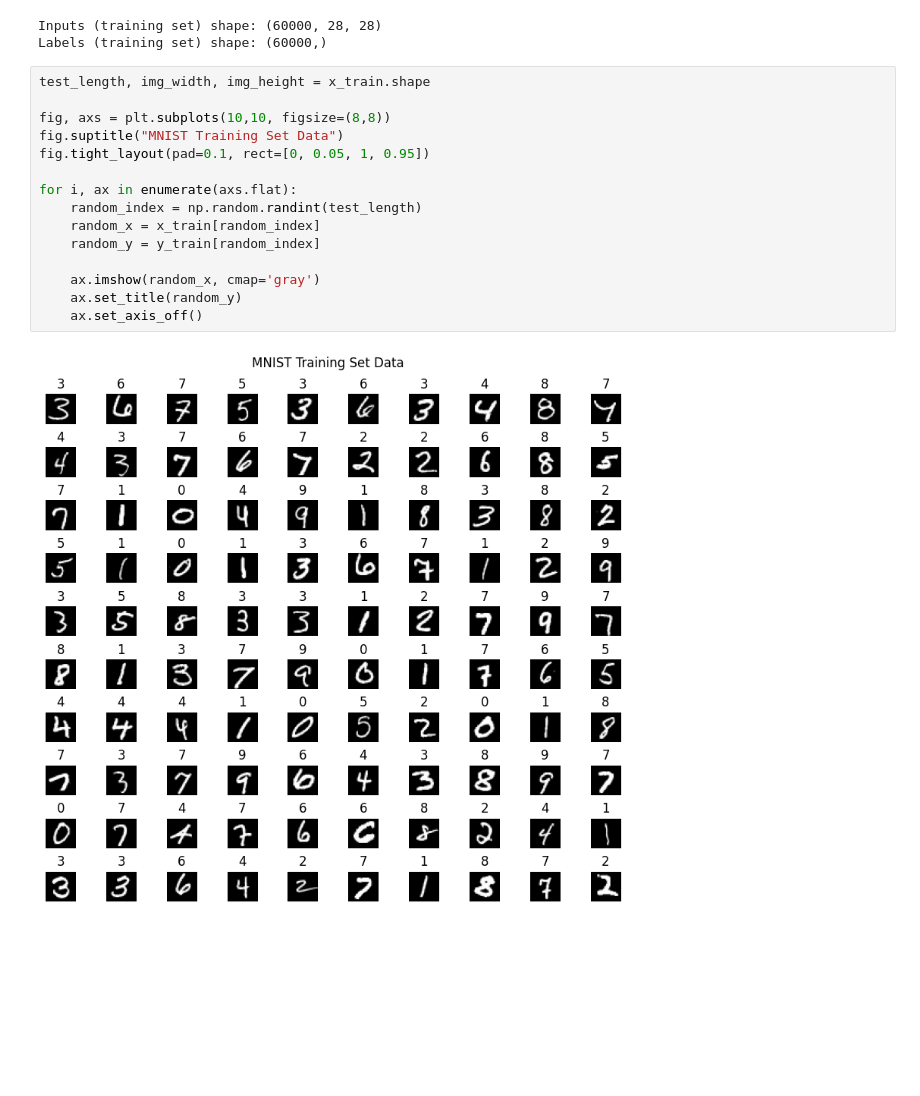
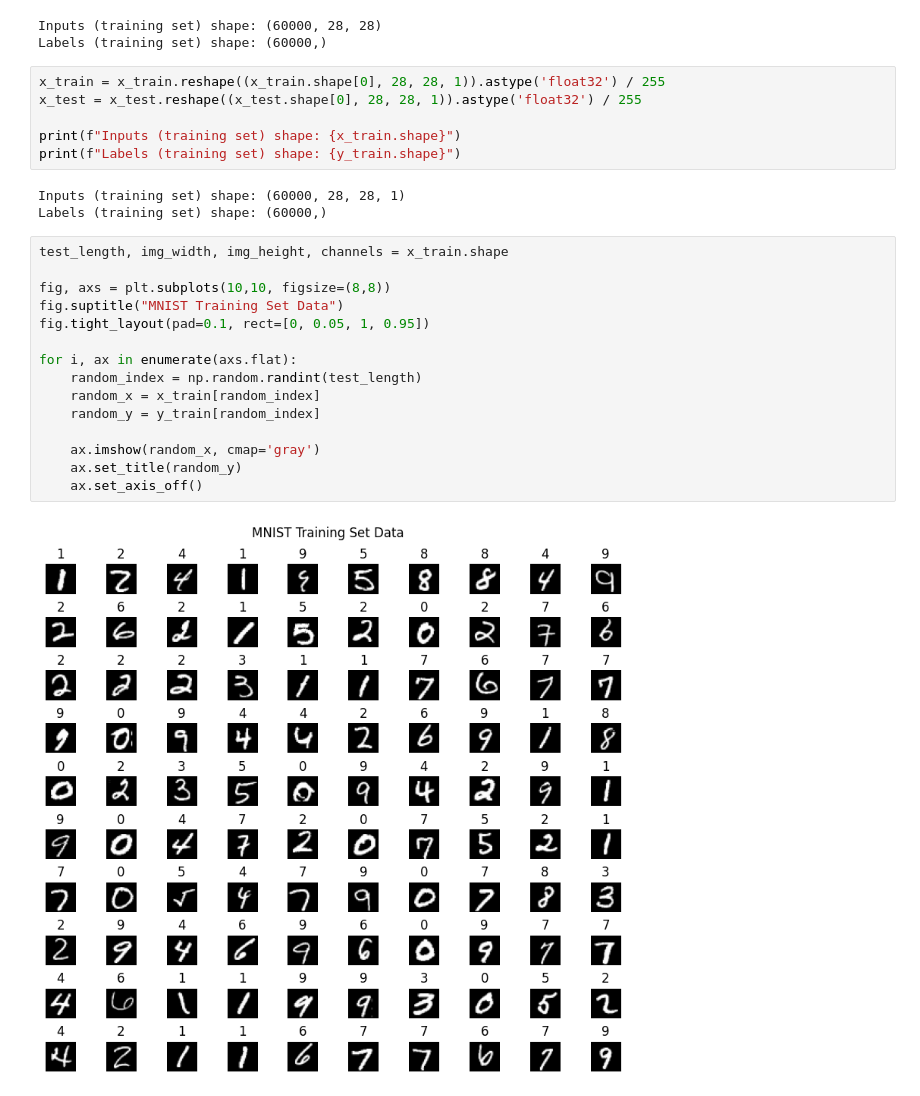
Before and after one commit to wayneyip/digit_classification, a Jupyter notebook: digit_classification.ipynb, the cells around one changed output. Drawn from its saved outputs; the diff is of its cells as text; blank space fills up the shorter version.

```diff
--- a/digit_classification.ipynb
+++ b/digit_classification.ipynb
@@ -14,23 +14,32 @@ print(f"Labels (training set) shape: {y_train.shape}")
 # %% [output]
 Inputs (training set) shape: (60000, 28, 28)
 Labels (training set) shape: (60000,)
+# %%
+x_train = x_train.reshape((x_train.shape[0], 28, 28, 1)).astype('float32') / 255
+x_test = x_test.reshape((x_test.shape[0], 28, 28, 1)).astype('float32') / 255
+
+print(f"Inputs (training set) shape: {x_train.shape}")
+print(f"Labels (training set) shape: {y_train.shape}")
+# %% [output]
+Inputs (training set) shape: (60000, 28, 28, 1)
+Labels (training set) shape: (60000,)
 # %%
-test_length, img_width, img_height = x_train.shape
+test_length, img_width, img_height, channels = x_train.shape
 
 fig, axs = plt.subplots(10,10, figsize=(8,8))
 fig.suptitle("MNIST Training Set Data")
 fig.tight_layout(pad=0.1, rect=[0, 0.05, 1, 0.95])
 
 for i, ax in enumerate(axs.flat):
     random_index = np.random.randint(test_length)
     random_x = x_train[random_index]
     random_y = y_train[random_index]
 
     ax.imshow(random_x, cmap='gray')
     ax.set_title(random_y)
     ax.set_axis_off()
 # %% [output]
-[figure, old version]
+[figure, new version]
 # %%
 model = Sequential(
     [
```
Also changed, not shown: parts of 5 cells of this notebook.
